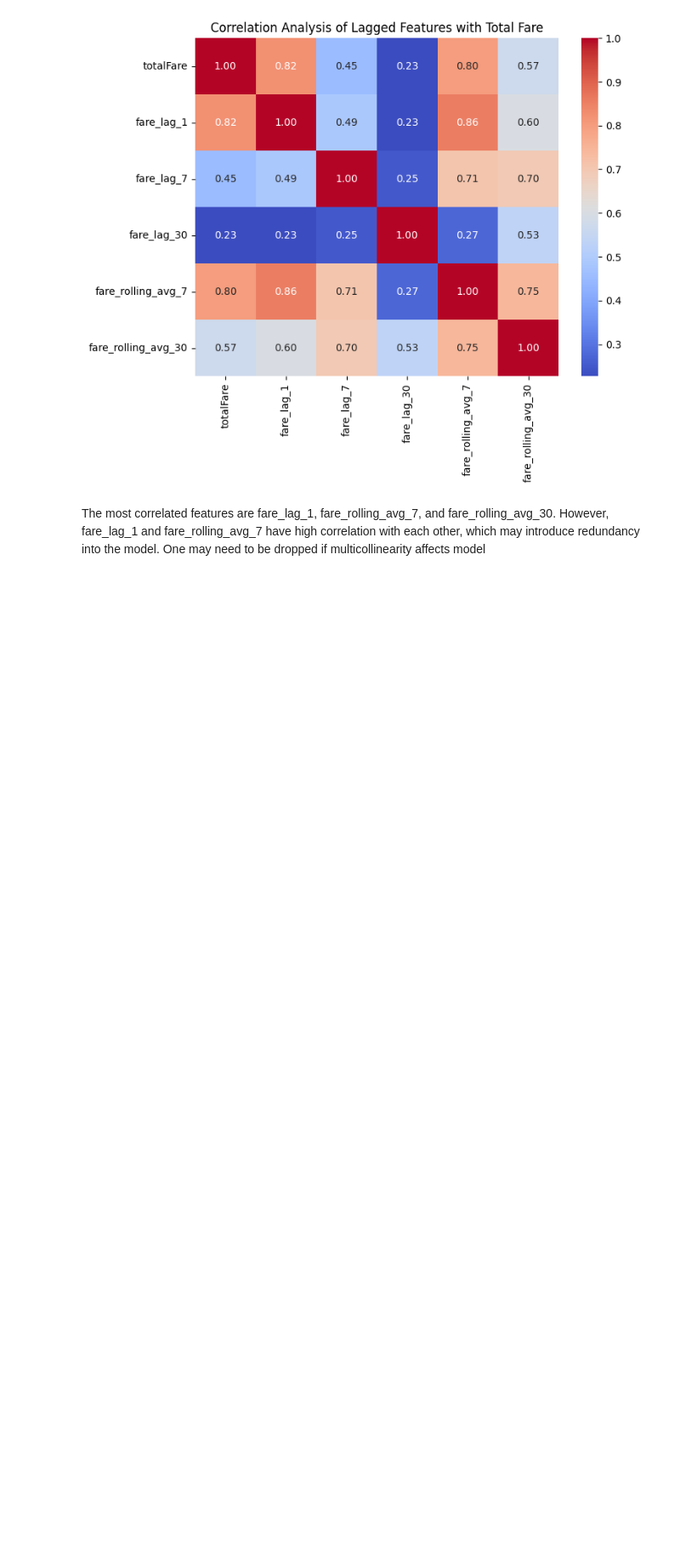
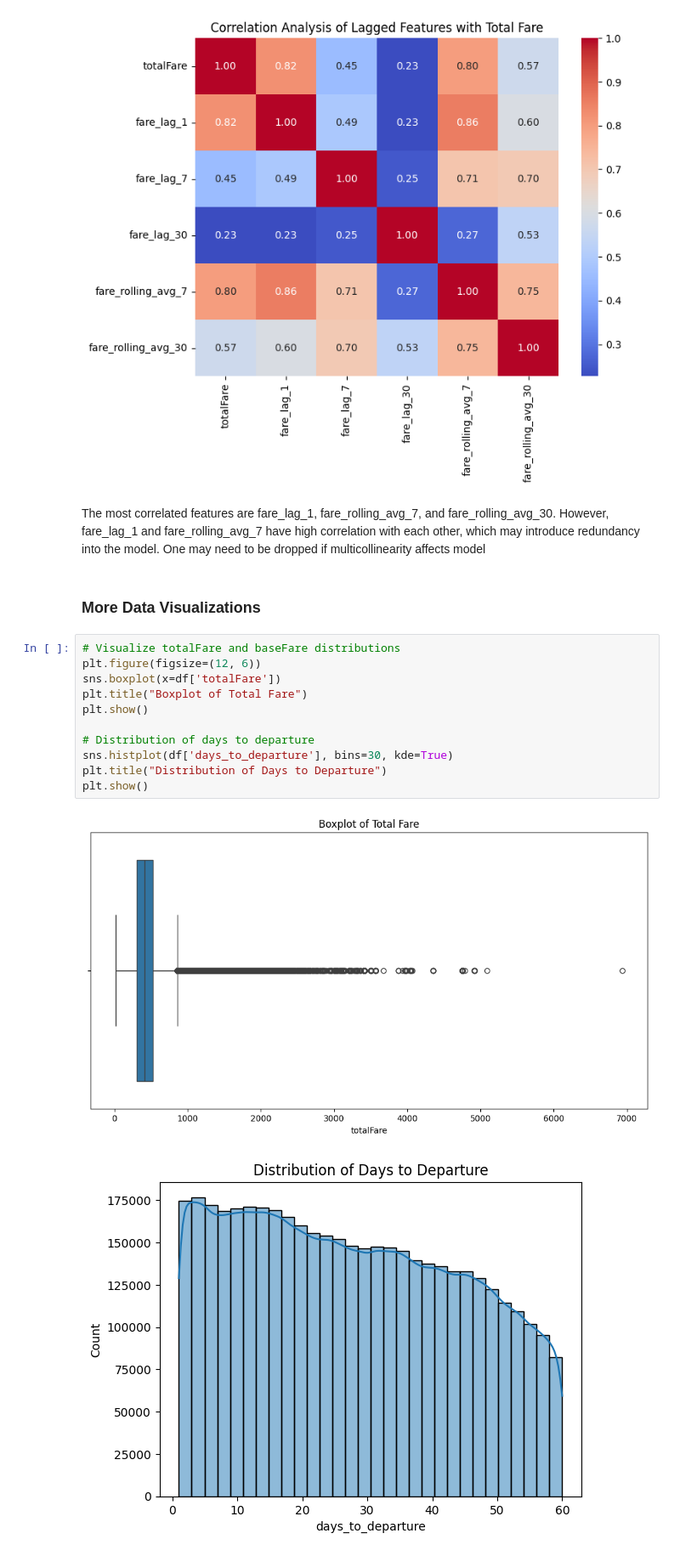
Before and after one commit to camrync23/Capstone-Project, a Jupyter notebook: notebooks/data_exploration.ipynb, the cells around one changed output. Shown at 85% size. Saved outputs shown, nothing was run; the diff lists cells and outputs as text; blank space fills up the shorter version.

```diff
--- a/notebooks/data_exploration.ipynb
+++ b/notebooks/data_exploration.ipynb
@@ -353,3 +415,19 @@ plt.show()
 [figure]
 # %% [markdown]
 The most correlated features are fare_lag_1, fare_rolling_avg_7, and fare_rolling_avg_30. However, fare_lag_1 and fare_rolling_avg_7 have high correlation with each other, which may introduce redundancy into the model. One may need to be dropped if multicollinearity affects model
+# %% [markdown]
+### More Data Visualizations
+# %%
+# Visualize totalFare and baseFare distributions
+plt.figure(figsize=(12, 6))
+sns.boxplot(x=df['totalFare'])
+plt.title("Boxplot of Total Fare")
+plt.show()
+
+# Distribution of days to departure
+sns.histplot(df['days_to_departure'], bins=30, kde=True)
+plt.title("Distribution of Days to Departure")
+plt.show()
+# %% [output]
+[figure, added]
+[figure, added]
```
Also changed, not shown: parts of 14 cells of this notebook.
